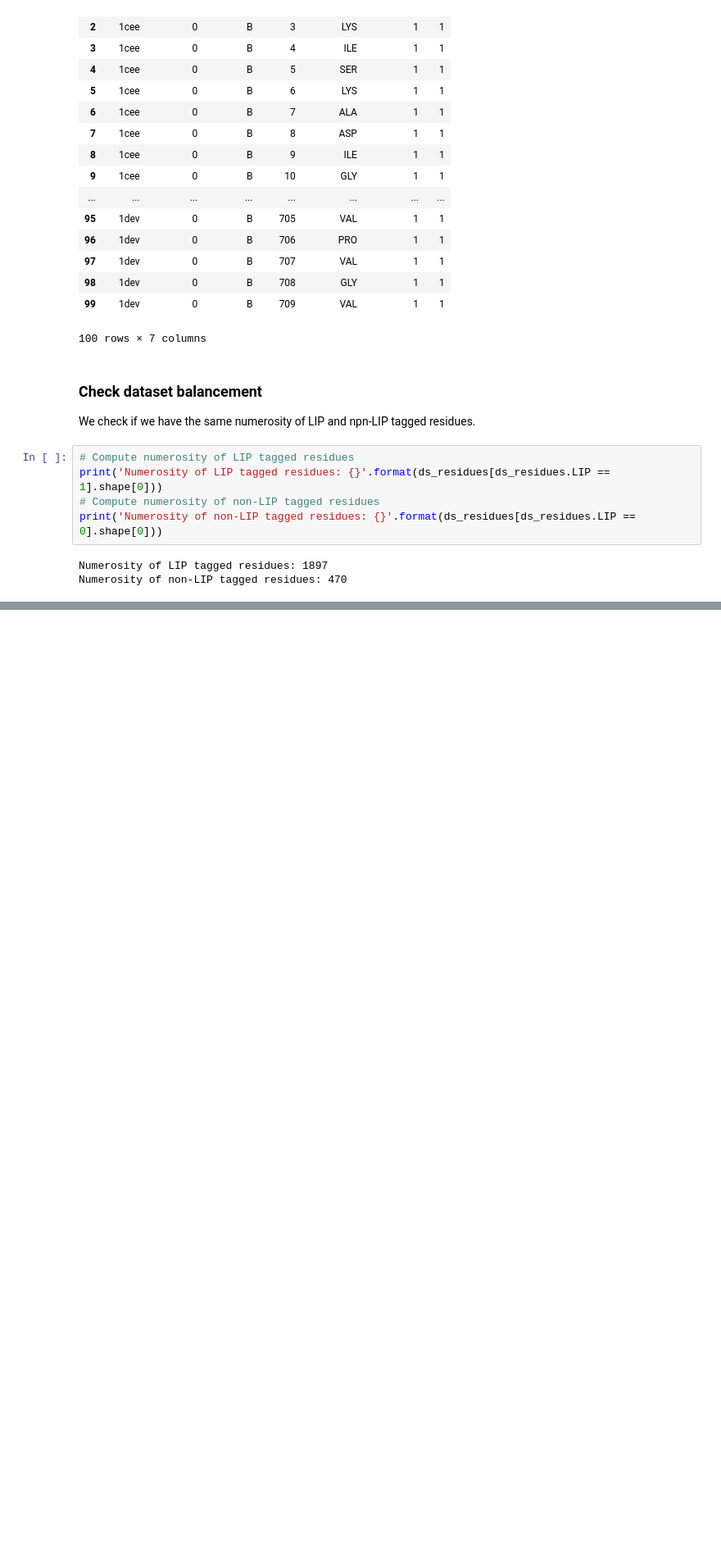
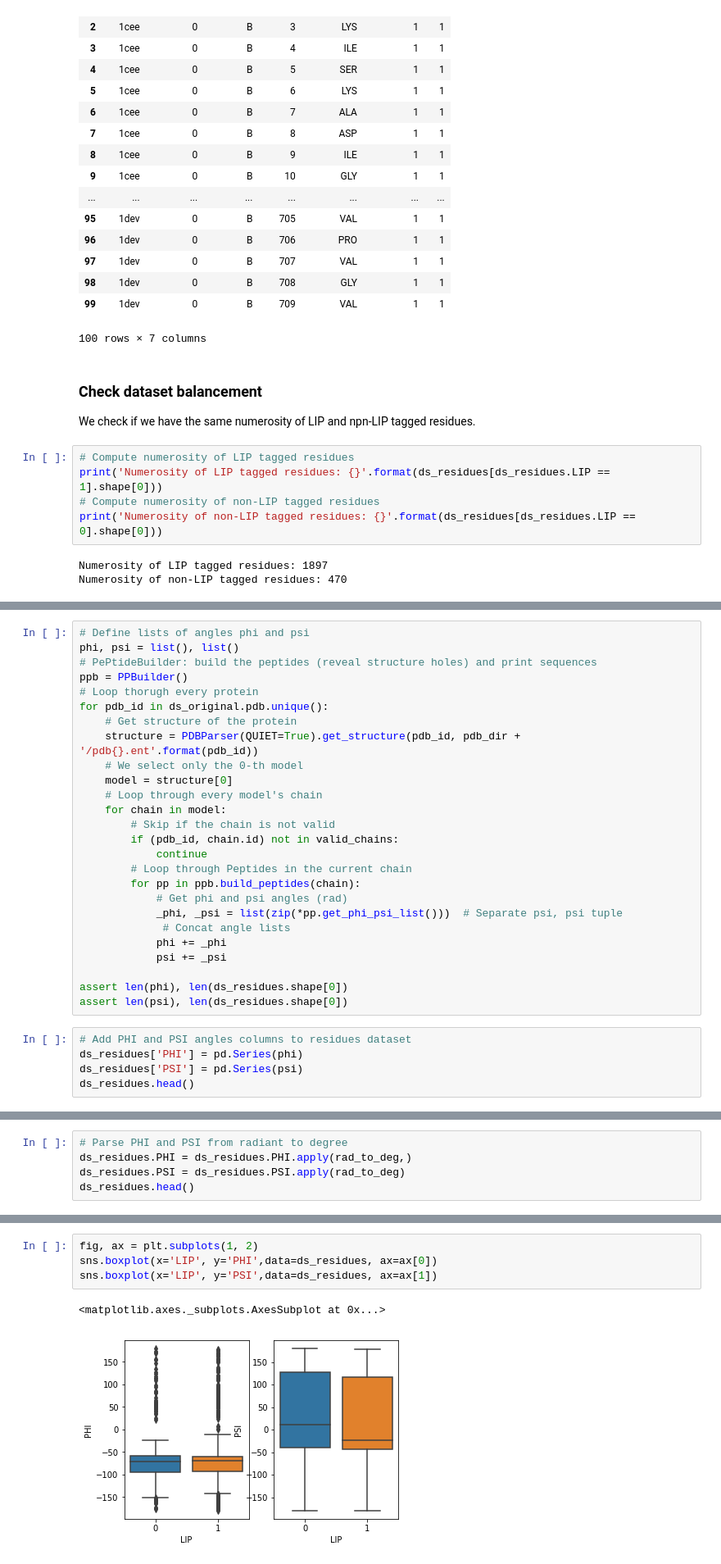
Before and after one commit to f-grimaldi/Linear-Interactive-Peptides-LIPs-Predictor, a Jupyter notebook: predictor.ipynb, the cells around one changed output, grey strips where cells are left out. Shown at 82% size. Cells and saved outputs as stored; diff of their text form; blank space fills up the shorter version.

```diff
--- a/predictor.ipynb
+++ b/predictor.ipynb
@@ -186,0 +207,31 @@ fig = plt.hist(ds_residues['LIP'])
+# %%
+# Define lists of angles phi and psi
+phi, psi = list(), list()
+# PePtideBuilder: build the peptides (reveal structure holes) and print sequences
+ppb = PPBuilder()
+# Loop thorugh every protein
+for pdb_id in ds_original.pdb.unique():
+    # Get structure of the protein
+    structure = PDBParser(QUIET=True).get_structure(pdb_id, pdb_dir + '/pdb{}.ent'.format(pdb_id))
+    # We select only the 0-th model
+    model = structure[0]
+    # Loop through every model's chain
+    for chain in model:
+        # Skip if the chain is not valid
+        if (pdb_id, chain.id) not in valid_chains:
+            continue
+        # Loop through Peptides in the current chain
+        for pp in ppb.build_peptides(chain):
+            # Get phi and psi angles (rad)
+            _phi, _psi = list(zip(*pp.get_phi_psi_list()))  # Separate psi, psi tuple
+             # Concat angle lists
+            phi += _phi
+            psi += _psi
+
+assert len(phi), len(ds_residues.shape[0])
+assert len(psi), len(ds_residues.shape[0])
+# %%
+# Add PHI and PSI angles columns to residues dataset
+ds_residues['PHI'] = pd.Series(phi)
+ds_residues['PSI'] = pd.Series(psi)
+ds_residues.head()
@@ -186,0 +245,5 @@ fig = plt.hist(ds_residues['LIP'])
+# %%
+# Parse PHI and PSI from radiant to degree
+ds_residues.PHI = ds_residues.PHI.apply(rad_to_deg,)
+ds_residues.PSI = ds_residues.PSI.apply(rad_to_deg)
+ds_residues.head()
@@ -186,0 +257,7 @@ fig = plt.hist(ds_residues['LIP'])
+# %%
+fig, ax = plt.subplots(1, 2)
+sns.boxplot(x='LIP', y='PHI',data=ds_residues, ax=ax[0])
+sns.boxplot(x='LIP', y='PSI',data=ds_residues, ax=ax[1])
+# %% [output]
+<matplotlib.axes._subplots.AxesSubplot at 0x...>
+[figure, added]
```
Also changed, not shown: parts of 12 cells of this notebook.
